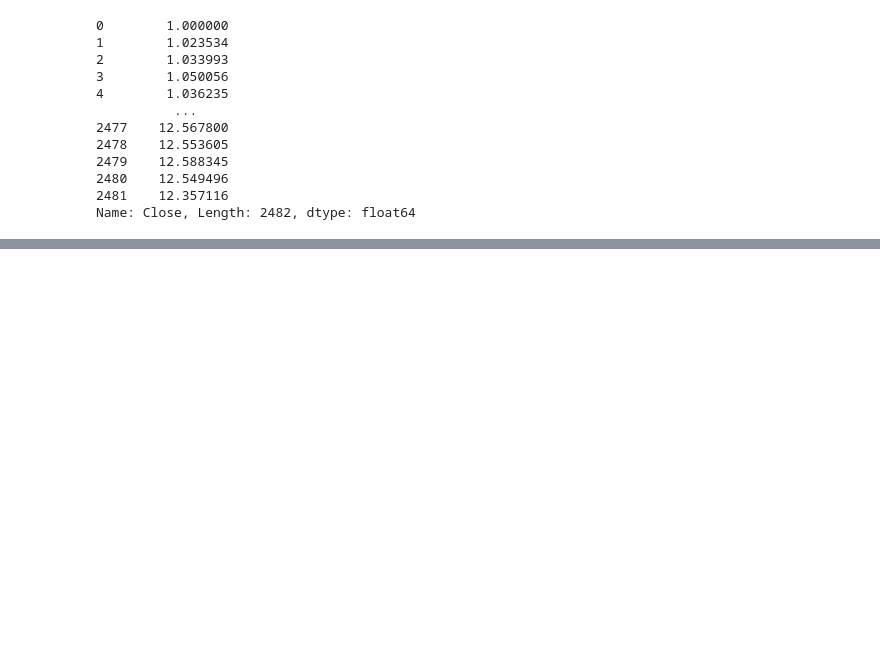
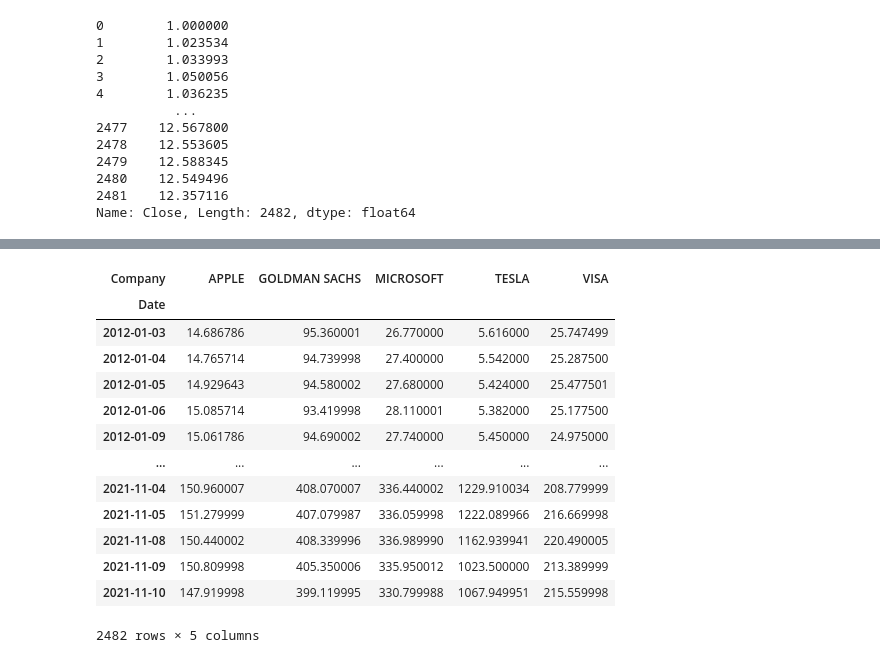
Before and after one commit to bindas1/PortfolioOptimizer, a Jupyter notebook: PortfolioOptimizer.ipynb, the cells around one changed output, grey strips where cells are left out. Saved outputs shown, nothing was run; the diff lists cells and outputs as text; code cells hidden in the pictures; blank space fills up the shorter version.

```diff
--- a/PortfolioOptimizer.ipynb
+++ b/PortfolioOptimizer.ipynb
@@ -95,0 +152,18 @@ sns.lineplot(x=msft.Date, y=msft.Close, title="Price of ")
+# %%
+# could be useful later on
+stock_df.pivot(index="Date", columns="Company", values="Close")
+# %% [output]
+| Company | APPLE | GOLDMAN SACHS | MICROSOFT | TESLA | VISA |
+| Date |  |  |  |  |  |
+| 2012-01-03 | 14.686786 | 95.360001 | 26.770000 | 5.616000 | 25.747499 |
+| 2012-01-04 | 14.765714 | 94.739998 | 27.400000 | 5.542000 | 25.287500 |
+| 2012-01-05 | 14.929643 | 94.580002 | 27.680000 | 5.424000 | 25.477501 |
+| 2012-01-06 | 15.085714 | 93.419998 | 28.110001 | 5.382000 | 25.177500 |
+| 2012-01-09 | 15.061786 | 94.690002 | 27.740000 | 5.450000 | 24.975000 |
+| ... | ... | ... | ... | ... | ... |
+| 2021-11-04 | 150.960007 | 408.070007 | 336.440002 | 1229.910034 | 208.779999 |
+| 2021-11-05 | 151.279999 | 407.079987 | 336.059998 | 1222.089966 | 216.669998 |
+| 2021-11-08 | 150.440002 | 408.339996 | 336.989990 | 1162.939941 | 220.490005 |
+| 2021-11-09 | 150.809998 | 405.350006 | 335.950012 | 1023.500000 | 213.389999 |
+| 2021-11-10 | 147.919998 | 399.119995 | 330.799988 | 1067.949951 | 215.559998 |
+2482 rows × 5 columns
```
Also changed, not shown: parts of 10 cells of this notebook.
